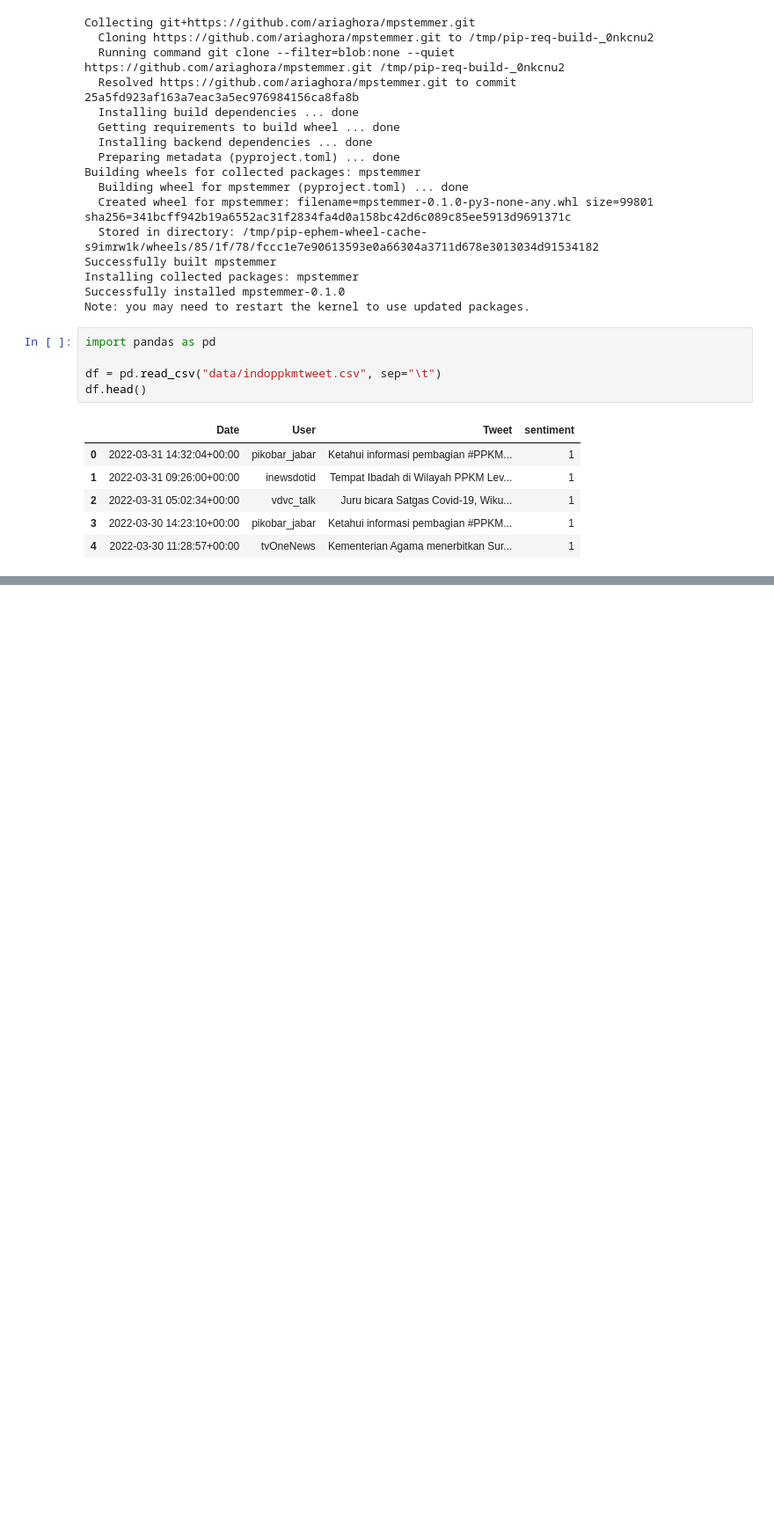
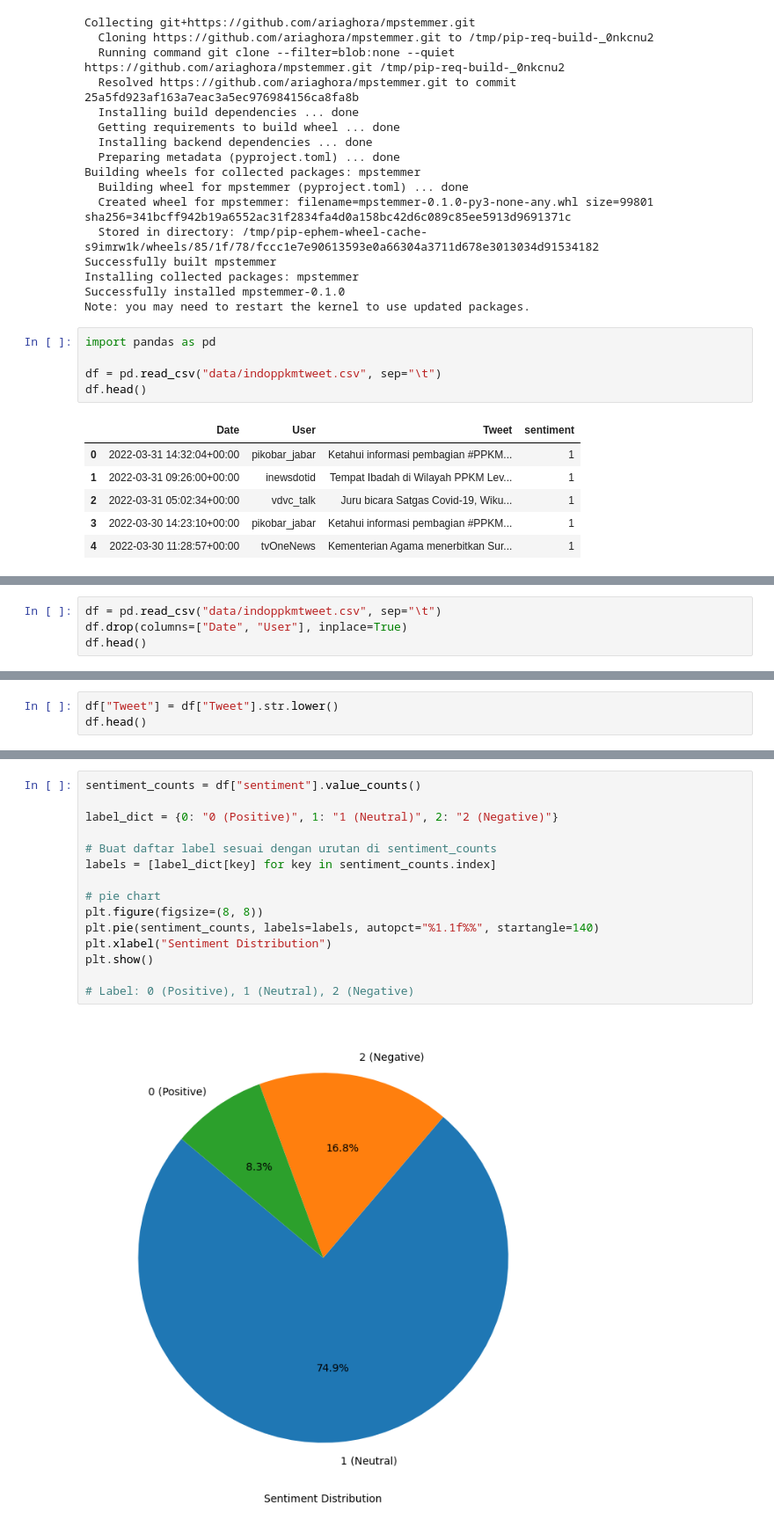
Before and after one commit to aliifam/ppd, a Jupyter notebook: ppd/pekan11/2.ipynb, the cells around one changed output, grey strips where cells are left out. Shown at 88% size. Drawn from its saved outputs; the diff is of its cells as text; blank space fills up the shorter version.

Commit message:
feat: pekan 11 tugas 2 start

```diff
--- a/ppd/pekan11/2.ipynb
+++ b/ppd/pekan11/2.ipynb
@@ -60,0 +59,4 @@ ModuleNotFoundError: No module named 'Levenshtein'
+# %%
+df = pd.read_csv("data/indoppkmtweet.csv", sep="\t")
+df.drop(columns=["Date", "User"], inplace=True)
+df.head()
@@ -60,0 +70,3 @@ ModuleNotFoundError: No module named 'Levenshtein'
+# %%
+df["Tweet"] = df["Tweet"].str.lower()
+df.head()
@@ -60,0 +80,17 @@ ModuleNotFoundError: No module named 'Levenshtein'
+# %%
+sentiment_counts = df["sentiment"].value_counts()
+
+label_dict = {0: "0 (Positive)", 1: "1 (Neutral)", 2: "2 (Negative)"}
+
+# Buat daftar label sesuai dengan urutan di sentiment_counts
+labels = [label_dict[key] for key in sentiment_counts.index]
+
+# pie chart
+plt.figure(figsize=(8, 8))
+plt.pie(sentiment_counts, labels=labels, autopct="%1.1f%%", startangle=140)
+plt.xlabel("Sentiment Distribution")
+plt.show()
+
+# Label: 0 (Positive), 1 (Neutral), 2 (Negative)
+# %% [output]
+[figure, added]
```
Also changed, not shown: parts of 4 cells of this notebook.
